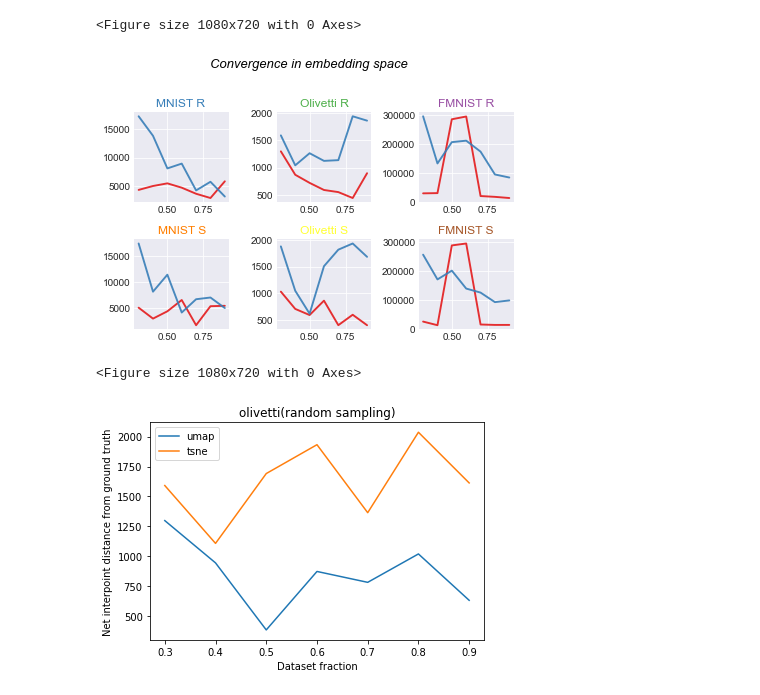
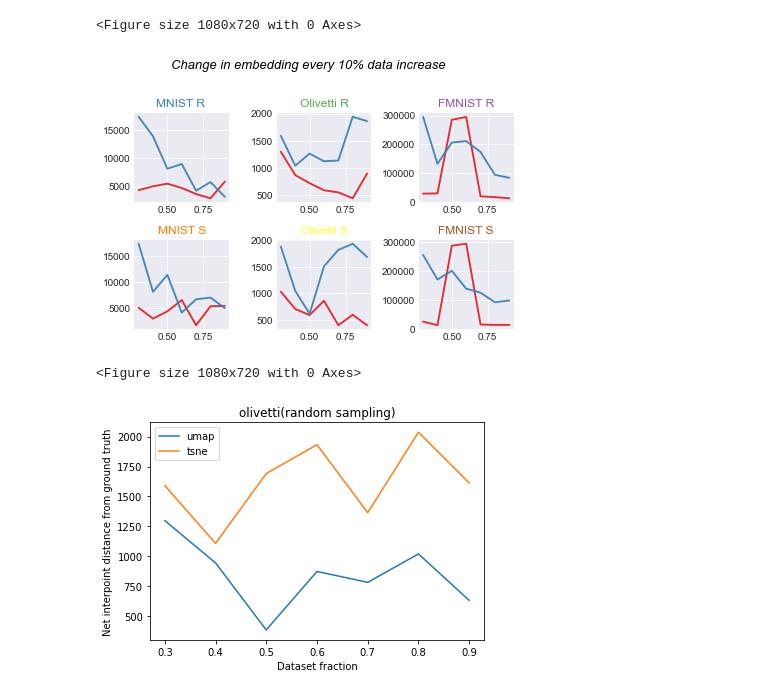
Before and after one commit to raghavmecheri/DimConvergence, a Jupyter notebook: ExperimentTwo - Analysis.ipynb, the cells around one changed output. Cells and saved outputs as stored; diff of their text form; code cells hidden in the pictures.

```diff
--- a/ExperimentTwo - Analysis.ipynb
+++ b/ExperimentTwo - Analysis.ipynb
@@ -285,37 +284,36 @@ title = ["", "MNIST R ", "Olivetti R", "FMNIST R",
 # Initialize the figure
 plt.style.use('seaborn-darkgrid')
 
 # create a color palette
 palette = plt.get_cmap('Set1')
 
 # multiple line plot
 num=0
 col=0
 skip = False
 for column in range(1, len(df.columns)):
     if skip:
         skip = False
         continue
     num+=1
     # Find the right spot on the plot
     plt.subplot(2,3, num)
     plt.plot(df['x'], df.iloc[:,[column]], marker='', color=palette(col), linewidth=1.9, alpha=0.9, label=column)
     plt.plot(df['x'], df.iloc[:,[column+1]], marker='', color=palette(col+1), linewidth=1.9, alpha=0.9, label=column)
 
     # Add title
     plt.tick_params(labelbottom='off')
     plt.title(title[num], loc='center', fontsize=12, fontweight=0, color=palette(num))
     #plt.figure(figsize=(5,5))
     skip = True
 
 # general title
-plt.suptitle("Convergence in embedding space", fontsize=13, fontweight=0, color='black', style='italic', y=1.02)
+plt.suptitle("Change in embedding every 10% data increase", fontsize=13, fontweight=0, color='black', style='italic', y=1.02)
 plt.tight_layout()
 plt.figure(figsize=(15,10))
-
-plt.savefig('fig2.jpg')
+plt.savefig('fig2.png', format="png")
 # %% [output]
-[figure, old version]
+[figure, new version]
 <Figure size 1080x720 with 0 Axes>
 # %%
 def create_lineplots_by_dataset(data, dataset="mnist", sampling="random", metric="marginal"):
```
Also changed, not shown: parts of 2 cells of this notebook.
